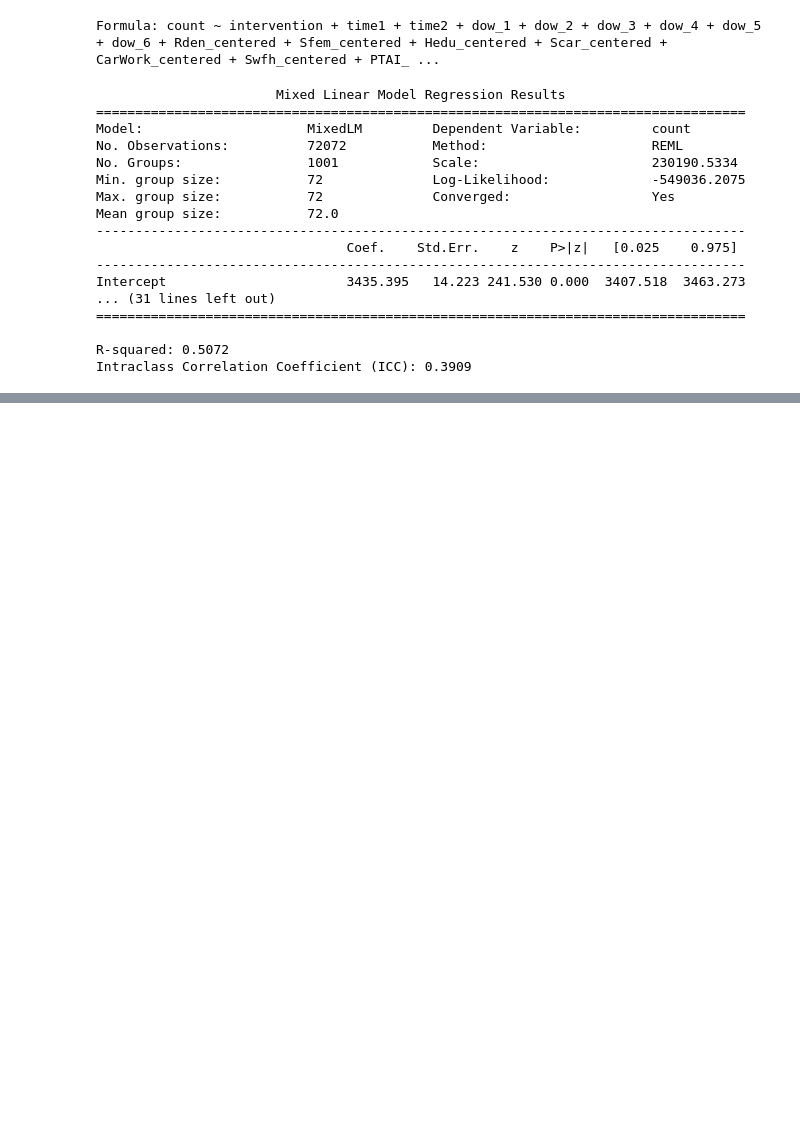
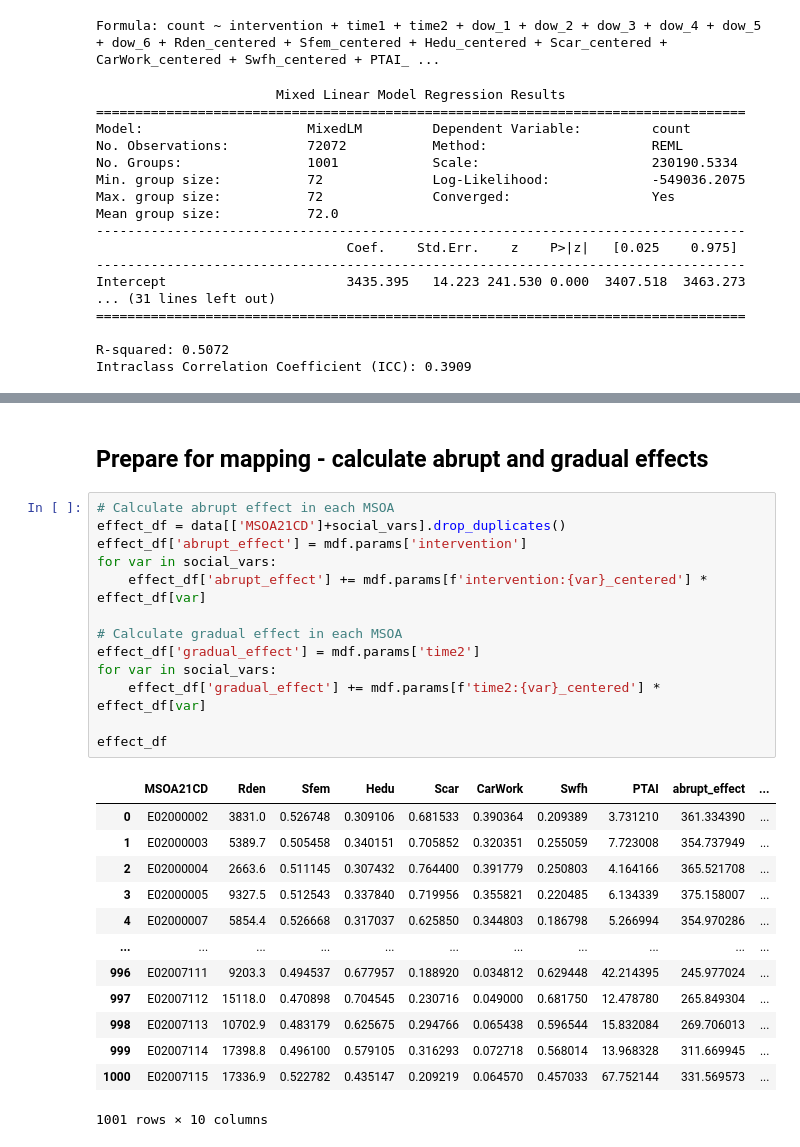
Before and after one commit to c-zhong-ucl-ac-uk/ULEZ-Expansion, a Jupyter notebook: Extended ITS.ipynb, the cells around one changed output, grey strips where cells are left out. Saved outputs shown, nothing was run; the diff lists cells and outputs as text; blank space fills up the shorter version.

```diff
--- a/Extended ITS.ipynb
+++ b/Extended ITS.ipynb
@@ -500,3 +509,32 @@ results_df
 | time2:Swfh_centered | -5.793 | . | 0.075 | -12.16 | 0.581 |
 | time2:PTAI_centered | 0.025 |  | 0.263 | -0.019 | 0.068 |
 | Group Var | 0.642 | *** | 0.000 | 0.584 | 0.700 |
+# %% [markdown]
+## Prepare for mapping - calculate abrupt and gradual effects
+# %%
+# Calculate abrupt effect in each MSOA
+effect_df = data[['MSOA21CD']+social_vars].drop_duplicates()
+effect_df['abrupt_effect'] = mdf.params['intervention']
+for var in social_vars:
+    effect_df['abrupt_effect'] += mdf.params[f'intervention:{var}_centered'] * effect_df[var]
+
+# Calculate gradual effect in each MSOA
+effect_df['gradual_effect'] = mdf.params['time2']
+for var in social_vars:
+    effect_df['gradual_effect'] += mdf.params[f'time2:{var}_centered'] * effect_df[var]
+
+effect_df
+# %% [output]
+|  | MSOA21CD | Rden | Sfem | Hedu | Scar | CarWork | Swfh | PTAI | abrupt_effect | ... |
+| 0 | E02000002 | 3831.0 | 0.526748 | 0.309106 | 0.681533 | 0.390364 | 0.209389 | 3.731210 | 361.334390 | ... |
+| 1 | E02000003 | 5389.7 | 0.505458 | 0.340151 | 0.705852 | 0.320351 | 0.255059 | 7.723008 | 354.737949 | ... |
+| 2 | E02000004 | 2663.6 | 0.511145 | 0.307432 | 0.764400 | 0.391779 | 0.250803 | 4.164166 | 365.521708 | ... |
+| 3 | E02000005 | 9327.5 | 0.512543 | 0.337840 | 0.719956 | 0.355821 | 0.220485 | 6.134339 | 375.158007 | ... |
+| 4 | E02000007 | 5854.4 | 0.526668 | 0.317037 | 0.625850 | 0.344803 | 0.186798 | 5.266994 | 354.970286 | ... |
+| ... | ... | ... | ... | ... | ... | ... | ... | ... | ... | ... |
+| 996 | E02007111 | 9203.3 | 0.494537 | 0.677957 | 0.188920 | 0.034812 | 0.629448 | 42.214395 | 245.977024 | ... |
+| 997 | E02007112 | 15118.0 | 0.470898 | 0.704545 | 0.230716 | 0.049000 | 0.681750 | 12.478780 | 265.849304 | ... |
+| 998 | E02007113 | 10702.9 | 0.483179 | 0.625675 | 0.294766 | 0.065438 | 0.596544 | 15.832084 | 269.706013 | ... |
+| 999 | E02007114 | 17398.8 | 0.496100 | 0.579105 | 0.316293 | 0.072718 | 0.568014 | 13.968328 | 311.669945 | ... |
+| 1000 | E02007115 | 17336.9 | 0.522782 | 0.435147 | 0.209219 | 0.064570 | 0.457033 | 67.752144 | 331.569573 | ... |
+1001 rows × 10 columns
```
Also changed, not shown: parts of 9 cells of this notebook, 9 other files.
